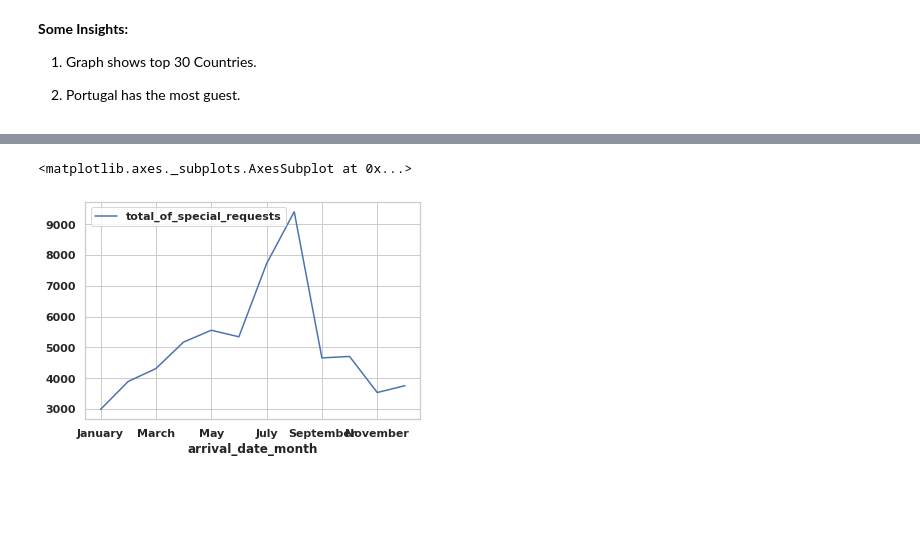
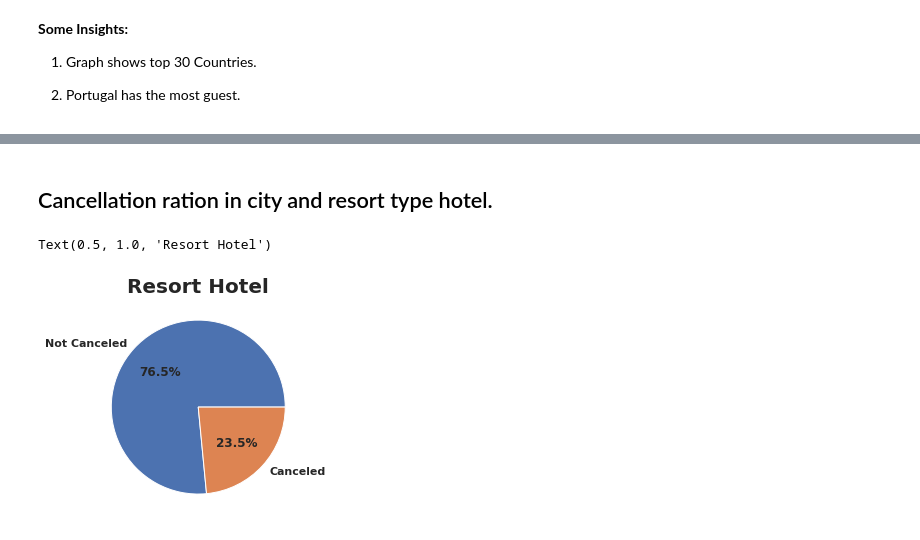
Before and after one commit to Samarjeet-singh-chhabra/EDA-Hotel-Booking-Analysis, a Jupyter notebook: Hotel_Booking_Analysis_Samarjeet_Singh_Chhabra.ipynb, the cells around one changed output, grey strips where cells are left out. Saved outputs shown, nothing was run; the diff lists cells and outputs as text; code cells hidden in the pictures; blank space fills up the shorter version.

Commit message:
Added cancellation ration by hotels insight

```diff
--- a/Hotel_Booking_Analysis_Samarjeet_Singh_Chhabra.ipynb
+++ b/Hotel_Booking_Analysis_Samarjeet_Singh_Chhabra.ipynb
@@ -696,6 +678,16 @@ special_request_Vs_month
-# %%
-# Plotting graph
-special_request_Vs_month.plot.line("arrival_date_month", "total_of_special_requests")
-# %% [output]
-<matplotlib.axes._subplots.AxesSubplot at 0x...>
-[figure, removed]
+# %% [markdown]
+## Cancellation ration in city and resort type hotel.
+# %%
+#cancellation count
+
+resort_cancellation=hotels_df_copy[hotels_df_copy["hotel"]=="Resort Hotel"]["is_canceled"].value_counts()
+city_cancellation=hotels_df_copy[hotels_df_copy['hotel']=='City Hotel']["is_canceled"].value_counts()
+total_cancel=hotels_df_copy['is_canceled'].value_counts()
+# %%
+#cancellations ratio in resort hotels
+
+plt.pie(resort_cancellation,labels=["Not Canceled","Canceled"],autopct='%1.1f%%')
+plt.title("Resort Hotel", fontsize=20)
+# %% [output]
+Text(0.5, 1.0, 'Resort Hotel')
+[figure, added]
```
Also changed, not shown: parts of 4 cells of this notebook.
